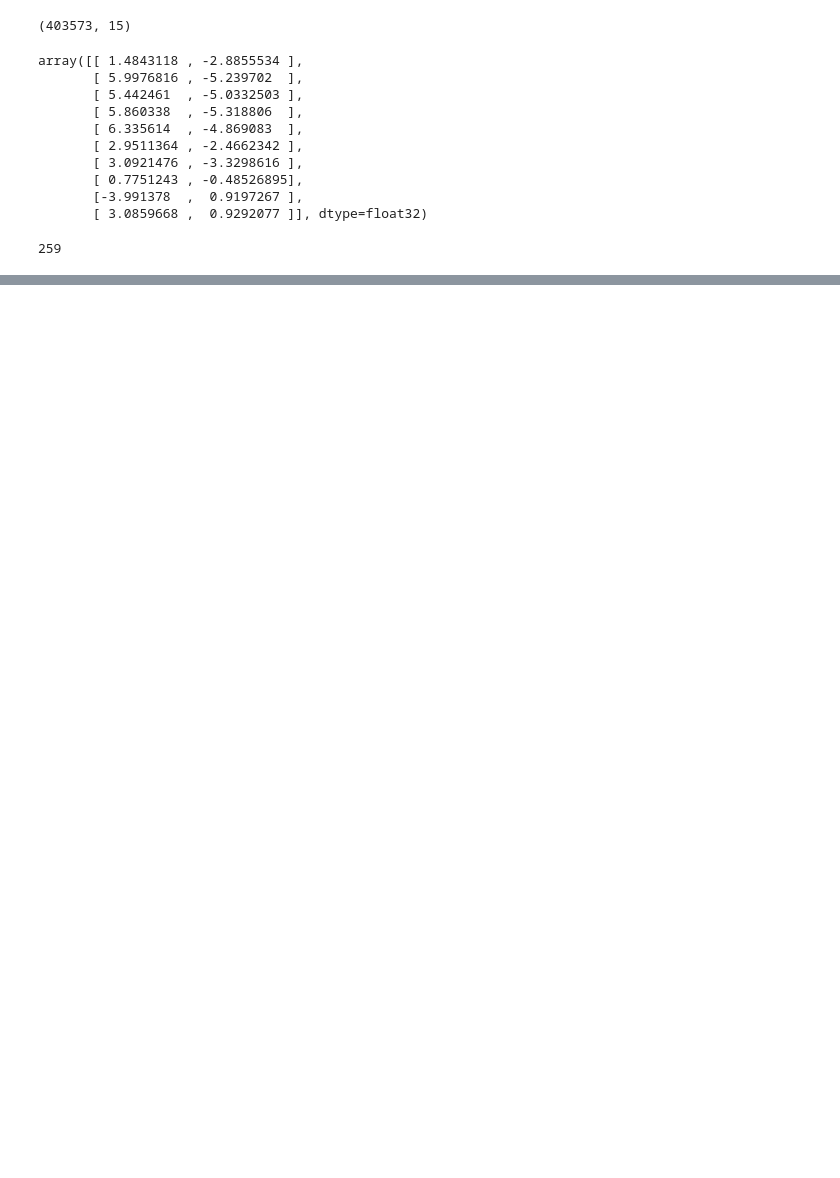
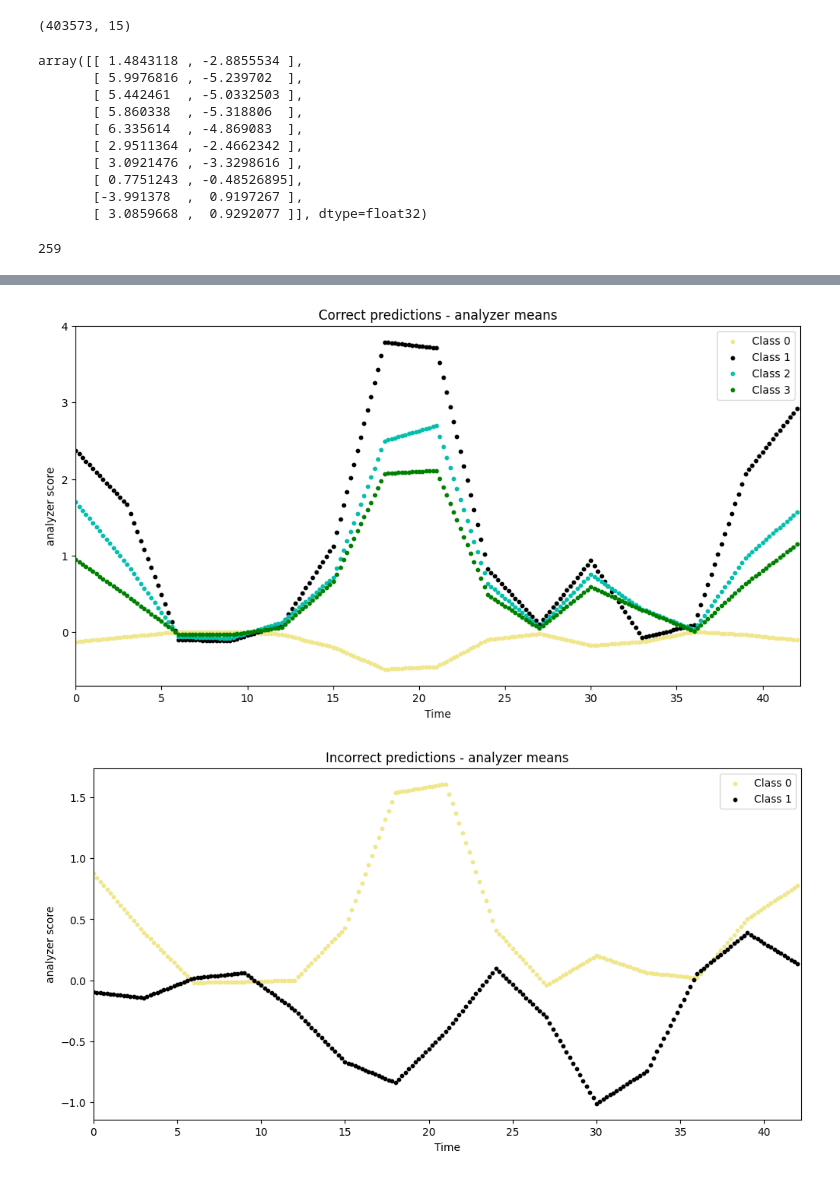
Before and after one commit to DominikaDarabos/explainable_MNG_spike_detection, a Jupyter notebook: load_trained_model.ipynb, the cells around one changed output, grey strips where cells are left out. Saved outputs shown, nothing was run; the diff lists cells and outputs as text; code cells hidden in the pictures; blank space fills up the shorter version.

Commit message:
add explainable plots

```diff
--- a/load_trained_model.ipynb
+++ b/load_trained_model.ipynb
@@ -820,0 +818,8 @@ create_comparison_plot(full_extractor_XAIProject, binary_class_num = 1, multiple
+# %%
+create_comparison_plot_analyzer_avgs(full_extractor_XAIProject, "correct")
+create_comparison_plot_analyzer_avgs(full_extractor_XAIProject, "incorrect")
+create_comparison_plot_analyzer_avgs(full_extractor_XAIProject, "false_positive")
+create_comparison_plot_analyzer_avgs(full_extractor_XAIProject, "false_negative")
+# %% [output]
+[figure, added]
+[figure, added]
```
Also changed, not shown: parts of 25 cells of this notebook.
